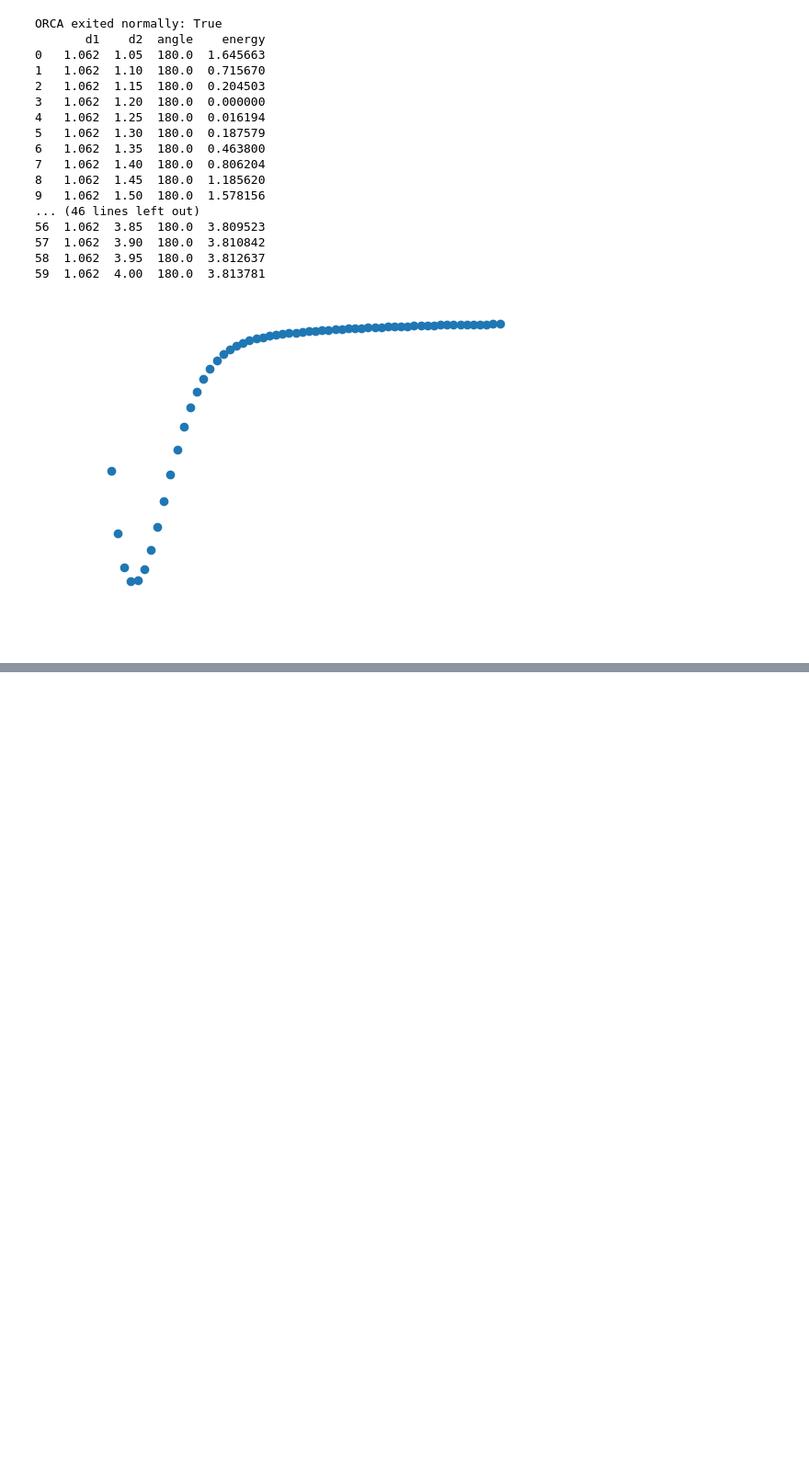
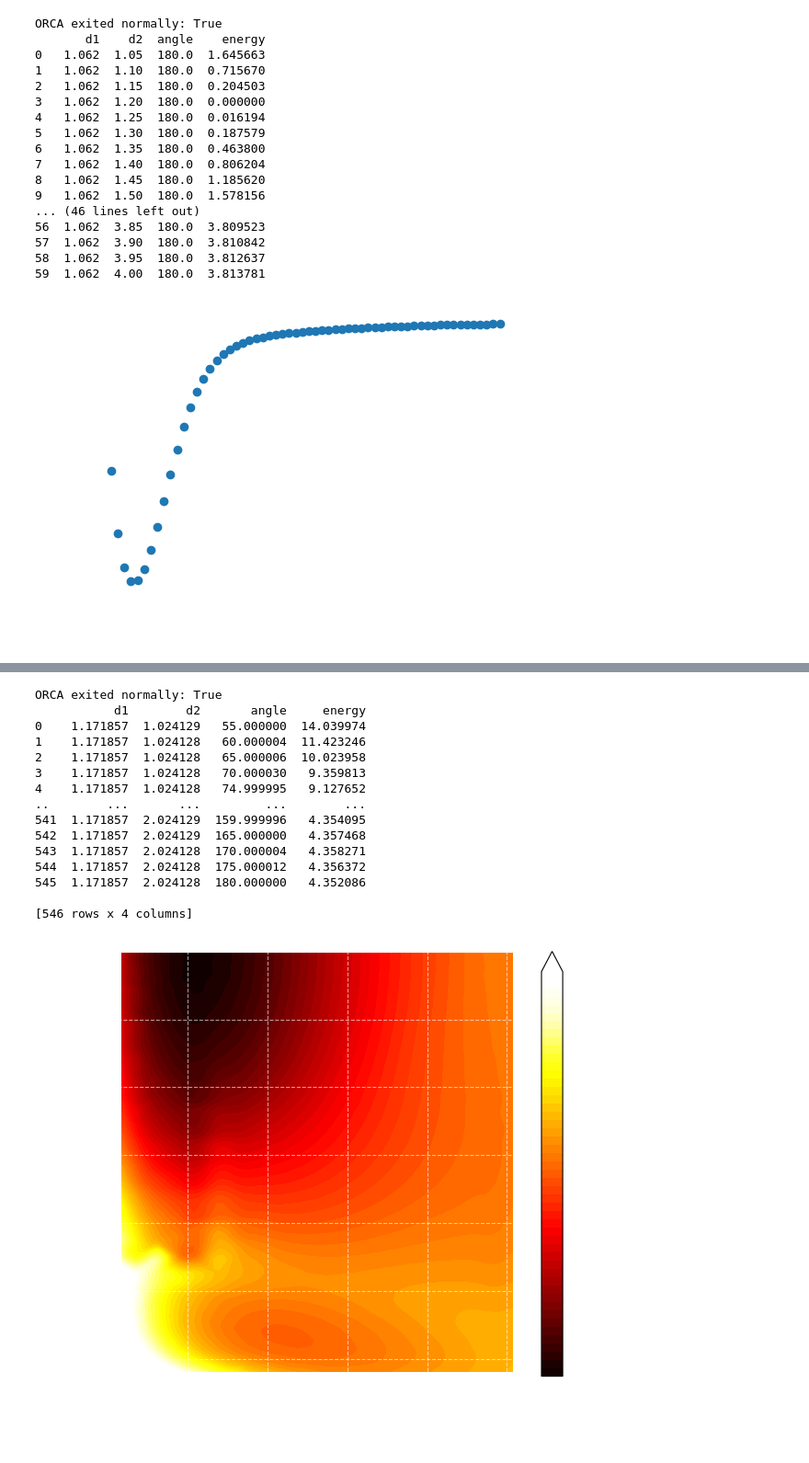
Before and after one commit to MaxiInafuku/2025ExactasJTP, a Jupyter notebook: PES_parser.ipynb, the cells around one changed output, grey strips where cells are left out. Shown at 92% size. Cells and saved outputs as stored; diff of their text form; code cells hidden in the pictures; blank space fills up the shorter version.

```diff
--- a/PES_parser.ipynb
+++ b/PES_parser.ipynb
@@ -574,0 +586,24 @@ fig, ax = plot_transparent(xlabel='$d_{N-O} (\\AA)$', ylabel='Energía (eV)', ax
+# %%
+dataCNO_disoc = createDataTable('./CNO/OCN_triangle/OCN_triangle.out')
+#d1 = d(O-N)
+#d2 = d(N-C)
+print(dataCNO_disoc)
+levels = np.linspace(-0.1,8,50)
+myContourPlot(dataCNO_disoc.d2.values, dataCNO_disoc.angle.values, dataCNO_disoc.energy.values, levels=levels, figSize=(7,6), polar=False)
+# %% [output]
+ORCA exited normally: True
+           d1        d2       angle     energy
+0    1.171857  1.024129   55.000000  14.039974
+1    1.171857  1.024128   60.000004  11.423246
+2    1.171857  1.024128   65.000006  10.023958
+3    1.171857  1.024128   70.000030   9.359813
+4    1.171857  1.024128   74.999995   9.127652
+..        ...       ...         ...        ...
+541  1.171857  2.024129  159.999996   4.354095
+542  1.171857  2.024129  165.000000   4.357468
+543  1.171857  2.024128  170.000004   4.358271
+544  1.171857  2.024128  175.000012   4.356372
+545  1.171857  2.024128  180.000000   4.352086
+
+[546 rows x 4 columns]
+[figure, added]
```
Also changed, not shown: parts of 4 cells of this notebook.
